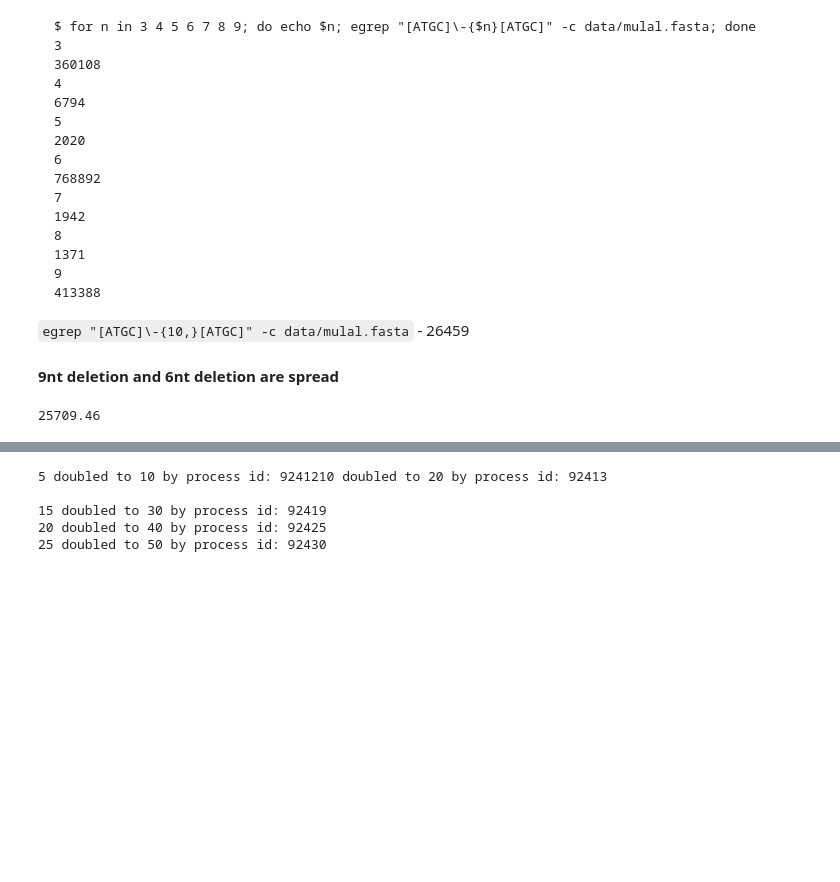
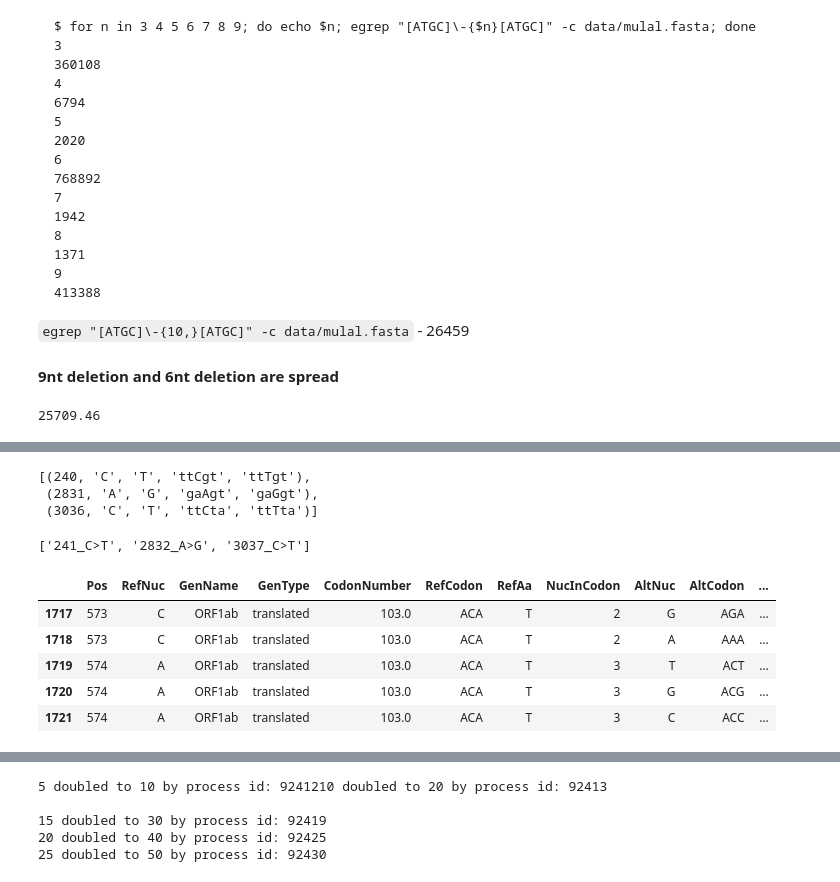
Before and after one commit to KPOTOH/sars-cov-2, a Jupyter notebook: nb/1.mulal_qc.ipynb, the cells around one changed output, grey strips where cells are left out. Drawn from its saved outputs; the diff is of its cells as text; code cells hidden in the pictures; blank space fills up the shorter version.

```diff
--- a/nb/1.mulal_qc.ipynb
+++ b/nb/1.mulal_qc.ipynb
@@ -117,0 +110,6 @@ plt.show()
+# %%
+mut[:3]
+# %% [output]
+[(240, 'C', 'T', 'ttCgt', 'ttTgt'),
+ (2831, 'A', 'G', 'gaAgt', 'gaGgt'),
+ (3036, 'C', 'T', 'ttCta', 'ttTta')]
@@ -117,0 +129,13 @@ plt.show()
+# %%
+obs_mut_label[:3]
+# %% [output]
+['241_C>T', '2832_A>G', '3037_C>T']
+# %%
+ref.head(1722).tail()
+# %% [output]
+|  | Pos | RefNuc | GenName | GenType | CodonNumber | RefCodon | RefAa | NucInCodon | AltNuc | AltCodon | ... |
+| 1717 | 573 | C | ORF1ab | translated | 103.0 | ACA | T | 2 | G | AGA | ... |
+| 1718 | 573 | C | ORF1ab | translated | 103.0 | ACA | T | 2 | A | AAA | ... |
+| 1719 | 574 | A | ORF1ab | translated | 103.0 | ACA | T | 3 | T | ACT | ... |
+| 1720 | 574 | A | ORF1ab | translated | 103.0 | ACA | T | 3 | G | ACG | ... |
+| 1721 | 574 | A | ORF1ab | translated | 103.0 | ACA | T | 3 | C | ACC | ... |
```
Also changed, not shown: parts of 24 cells of this notebook, 9 other files.
